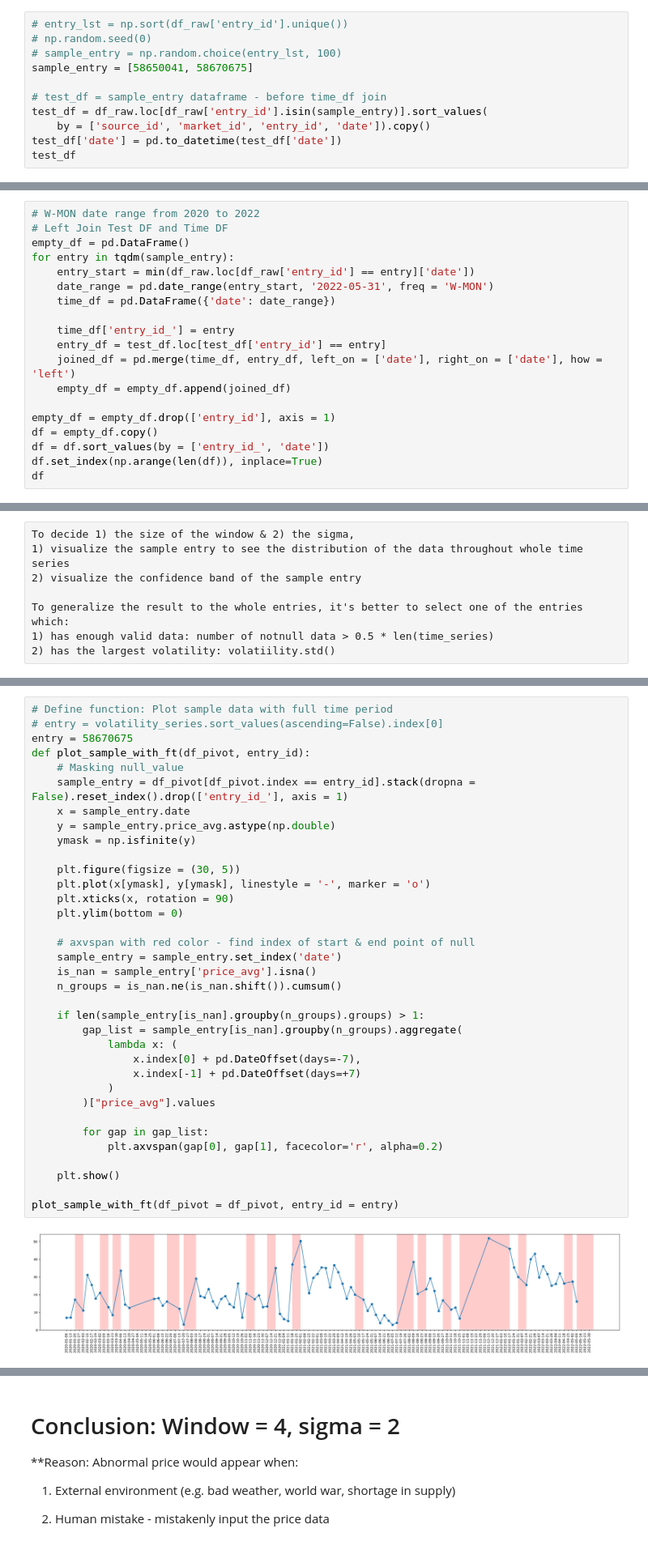
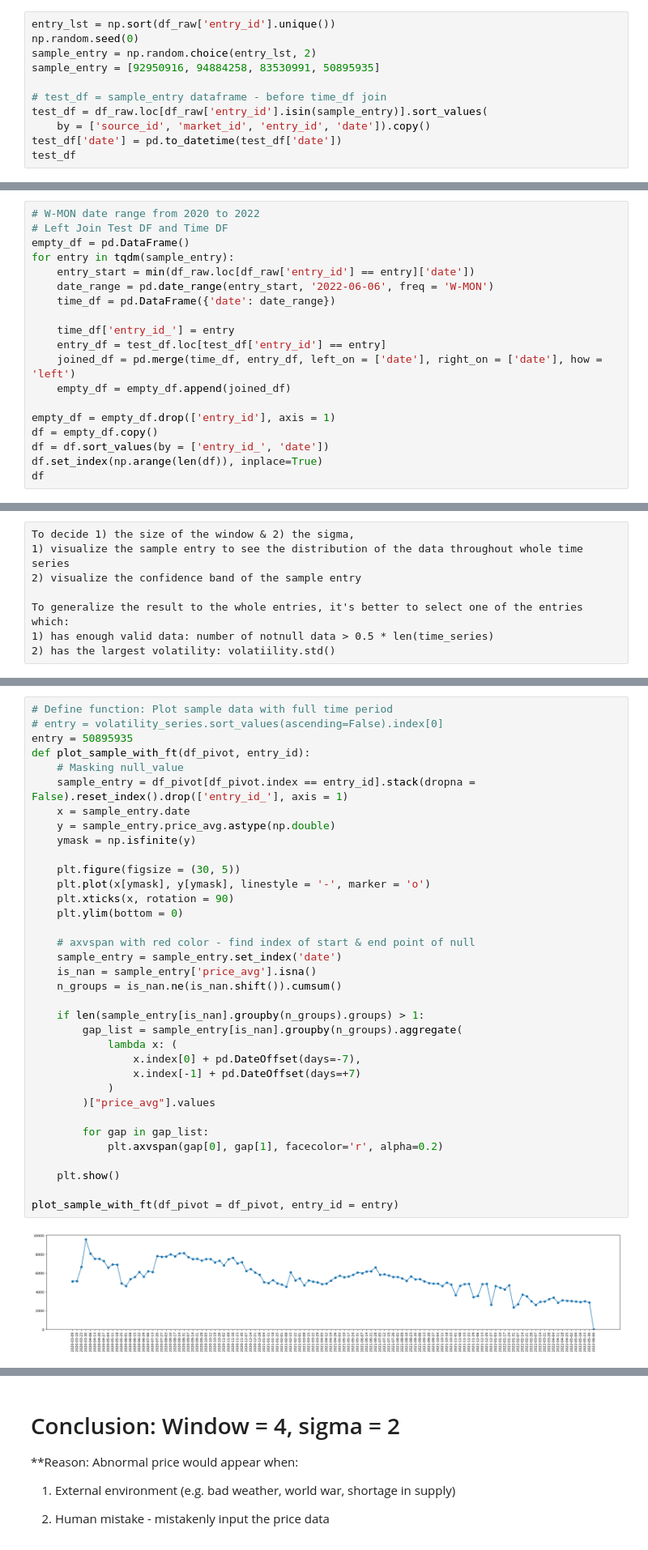
Before and after one commit to eungizoa/dataAnal, a Jupyter notebook: PriceAlarmEnhancement_Alarm1_2_ver.1.0.ipynb, the cells around one changed output, grey strips where cells are left out. Shown at 81% size. Cells and saved outputs as stored; diff of their text form.

```diff
--- a/PriceAlarmEnhancement_Alarm1_2_ver.1.0.ipynb
+++ b/PriceAlarmEnhancement_Alarm1_2_ver.1.0.ipynb
@@ -38,10 +38,10 @@ Step3: Calculate the variability of each entry, and select the highest one to pe
 Step4: Use moving average & confidence bands to filter abnormal price, and select the most appropriate size of window & sigma
 Step5: Compare with the old logic to see the improvement
 # %%
-# entry_lst = np.sort(df_raw['entry_id'].unique())
-# np.random.seed(0)
-# sample_entry = np.random.choice(entry_lst, 100)
-sample_entry = [58650041, 58670675]
+entry_lst = np.sort(df_raw['entry_id'].unique())
+np.random.seed(0)
+sample_entry = np.random.choice(entry_lst, 2)
+sample_entry = [92950916, 94884258, 83530991, 50895935]
 
 # test_df = sample_entry dataframe - before time_df join
 test_df = df_raw.loc[df_raw['entry_id'].isin(sample_entry)].sort_values(
@@ -68,7 +68,7 @@ test_df
 empty_df = pd.DataFrame()
 for entry in tqdm(sample_entry):
     entry_start = min(df_raw.loc[df_raw['entry_id'] == entry]['date'])
-    date_range = pd.date_range(entry_start, '2022-05-31', freq = 'W-MON')
+    date_range = pd.date_range(entry_start, '2022-06-06', freq = 'W-MON')
     time_df = pd.DataFrame({'date': date_range})
 
     time_df['entry_id_'] = entry
@@ -211,40 +215,40 @@ df_pivot.head()
 # %%
 # Define function: Plot sample data with full time period
 # entry = volatility_series.sort_values(ascending=False).index[0]
-entry = 58670675
+entry = 50895935
 def plot_sample_with_ft(df_pivot, entry_id):
     # Masking null_value
     sample_entry = df_pivot[df_pivot.index == entry_id].stack(dropna = False).reset_index().drop(['entry_id_'], axis = 1)
     x = sample_entry.date
     y = sample_entry.price_avg.astype(np.double)
     ymask = np.isfinite(y)
 
     plt.figure(figsize = (30, 5))
     plt.plot(x[ymask], y[ymask], linestyle = '-', marker = 'o')
     plt.xticks(x, rotation = 90)
     plt.ylim(bottom = 0)
 
     # axvspan with red color - find index of start & end point of null
     sample_entry = sample_entry.set_index('date')
     is_nan = sample_entry['price_avg'].isna()
     n_groups = is_nan.ne(is_nan.shift()).cumsum()
 
     if len(sample_entry[is_nan].groupby(n_groups).groups) > 1:
         gap_list = sample_entry[is_nan].groupby(n_groups).aggregate(
             lambda x: (
                 x.index[0] + pd.DateOffset(days=-7),
                 x.index[-1] + pd.DateOffset(days=+7)
             )
         )["price_avg"].values
 
         for gap in gap_list:
             plt.axvspan(gap[0], gap[1], facecolor='r', alpha=0.2)
 
     plt.show()
 
 plot_sample_with_ft(df_pivot = df_pivot, entry_id = entry)
 # %% [output]
-[figure, old version]
+[figure, new version]
 # %%
 # Plot confidence bands of sample entry
 def errorCnt_by_window(df, sigma = 2):
```
Also changed, not shown: parts of 9 cells of this notebook, 2 other files.
